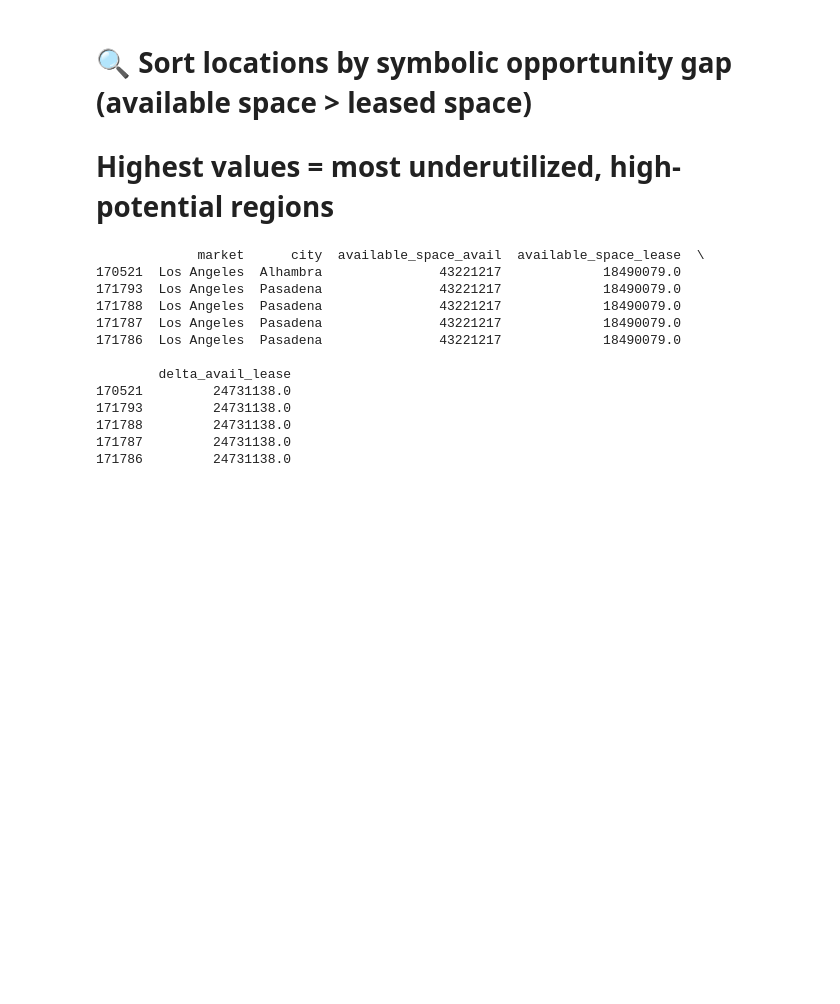
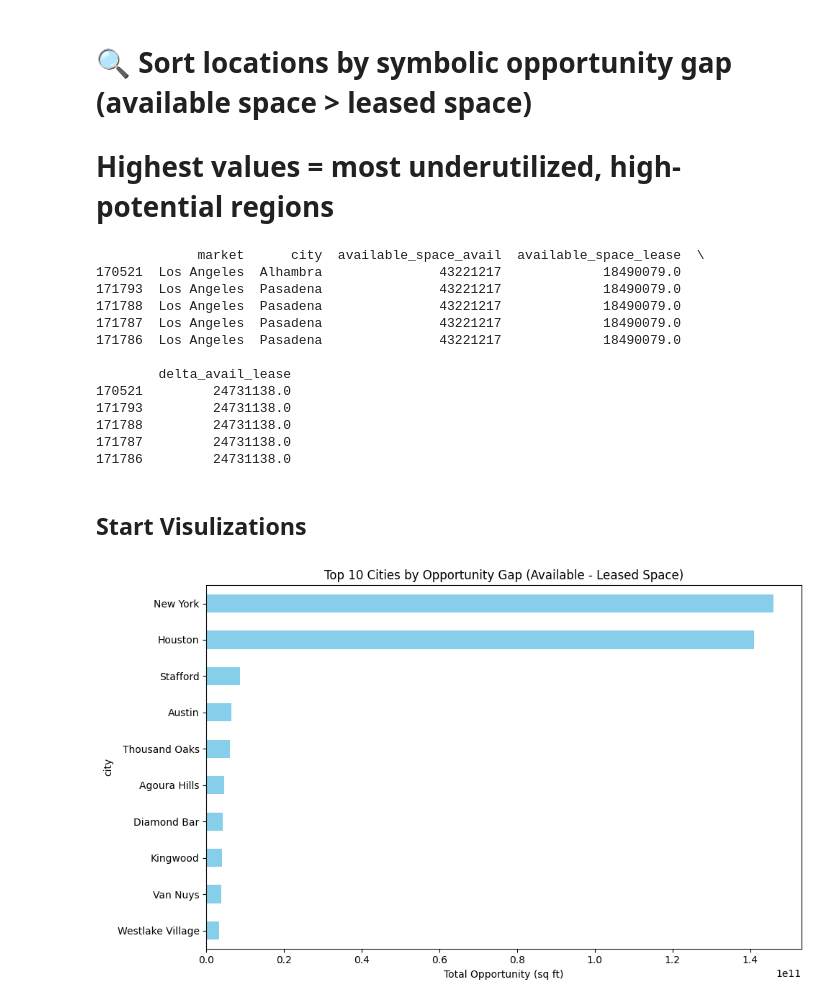
Before and after one commit to JonniiRingo/Datafest_Nuvon, a Jupyter notebook: Notebook.ipynb, the cells around one changed output. Drawn from its saved outputs; the diff is of its cells as text; code cells hidden in the pictures; blank space fills up the shorter version.

Commit message:
basic charts working

```diff
--- a/Notebook.ipynb
+++ b/Notebook.ipynb
@@ -197,3 +197,21 @@ print(df_sorted[['market', 'city', 'available_space_avail', 'available_space_lea
 171788         24731138.0
 171787         24731138.0
 171786         24731138.0
+# %% [markdown]
+## Start Visulizations ##
+# %%
+import matplotlib.pyplot as plt
+
+# Group by city and sum delta
+city_opportunity = df_sorted.groupby('city')['delta_avail_lease'].sum().sort_values(ascending=False).head(10)
+
+# Plot
+plt.figure(figsize=(10, 6))
+city_opportunity.plot(kind='barh', color='skyblue')
+plt.title('Top 10 Cities by Opportunity Gap (Available - Leased Space)')
+plt.xlabel('Total Opportunity (sq ft)')
+plt.gca().invert_yaxis()
+plt.tight_layout()
+plt.show()
+# %% [output]
+[figure, added]
```
Also changed, not shown: parts of 2 cells of this notebook.
